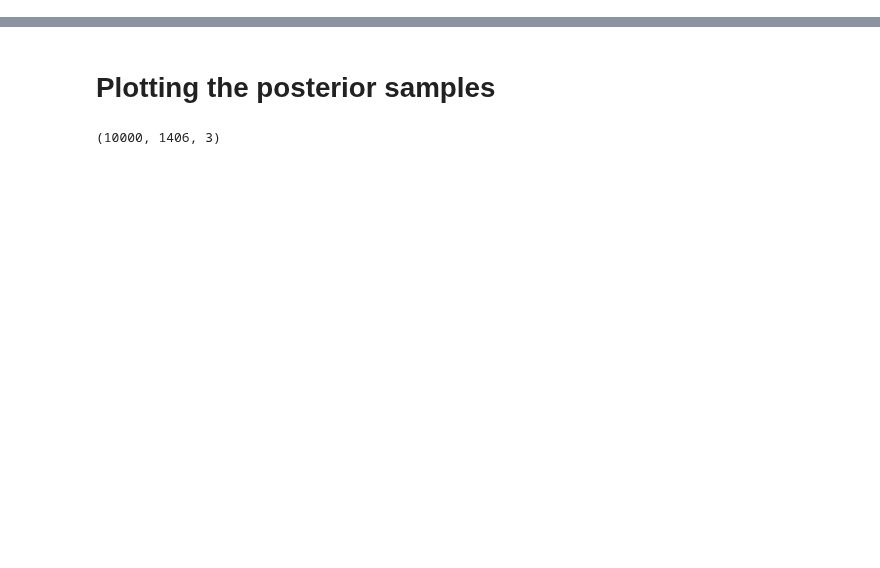
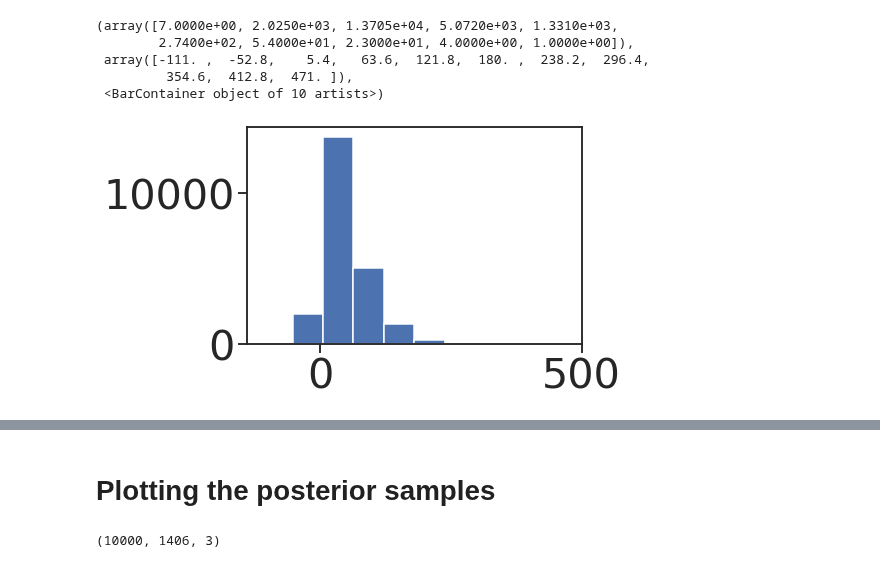
Before and after one commit to narendramukherjee/reputation-systems, a Jupyter notebook: snpe/notebooks/marketplace_simulator_analysis.ipynb, the cells around one changed output, grey strips where cells are left out. Saved outputs shown, nothing was run; the diff lists cells and outputs as text; code cells hidden in the pictures; blank space fills up the shorter version.

```diff
--- a/snpe/notebooks/marketplace_simulator_analysis.ipynb
+++ b/snpe/notebooks/marketplace_simulator_analysis.ipynb
@@ -442,0 +584,6 @@ np.save(ARTIFACT_PATH / "posterior_samples_bazaarvoice.npy", posterior_samples)
+# %%
+index = []
+for sim in simulator.simulations:
+    for prods in sim:
+        diff = np.sum(prods[-1][3:]) - np.sum(prods[-1][:2])
+        index.append(diff)
@@ -442,0 +592,9 @@ np.save(ARTIFACT_PATH / "posterior_samples_bazaarvoice.npy", posterior_samples)
+# %%
+plt.hist(index)
+# %% [output]
+(array([7.0000e+00, 2.0250e+03, 1.3705e+04, 5.0720e+03, 1.3310e+03,
+        2.7400e+02, 5.4000e+01, 2.3000e+01, 4.0000e+00, 1.0000e+00]),
+ array([-111. ,  -52.8,    5.4,   63.6,  121.8,  180. ,  238.2,  296.4,
+         354.6,  412.8,  471. ]),
+ <BarContainer object of 10 artists>)
+[figure, added]
```
Also changed, not shown: parts of 18 cells of this notebook, 4 other files.
